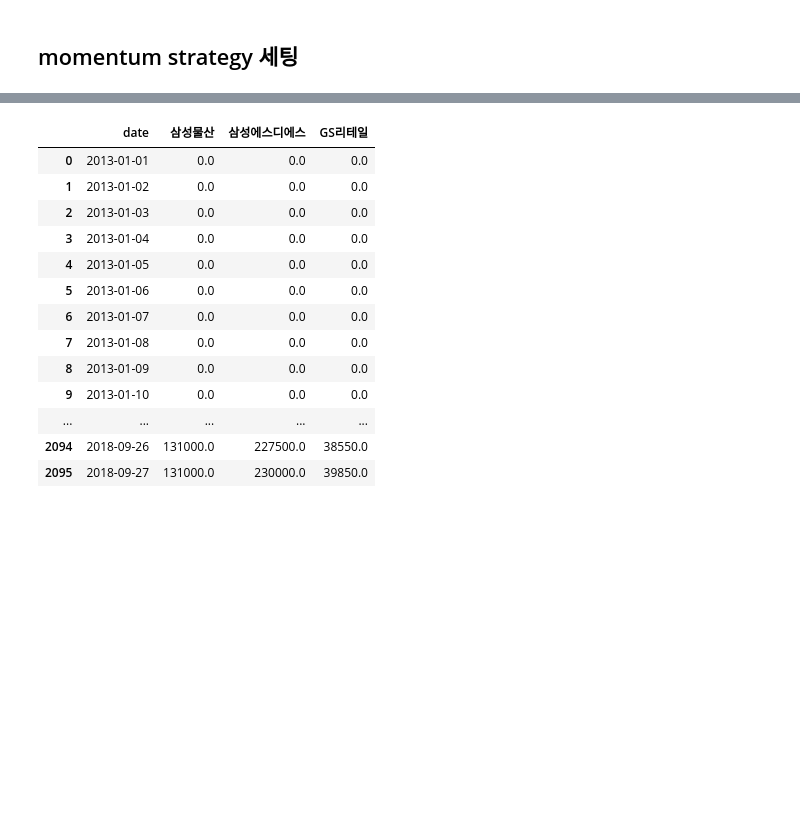
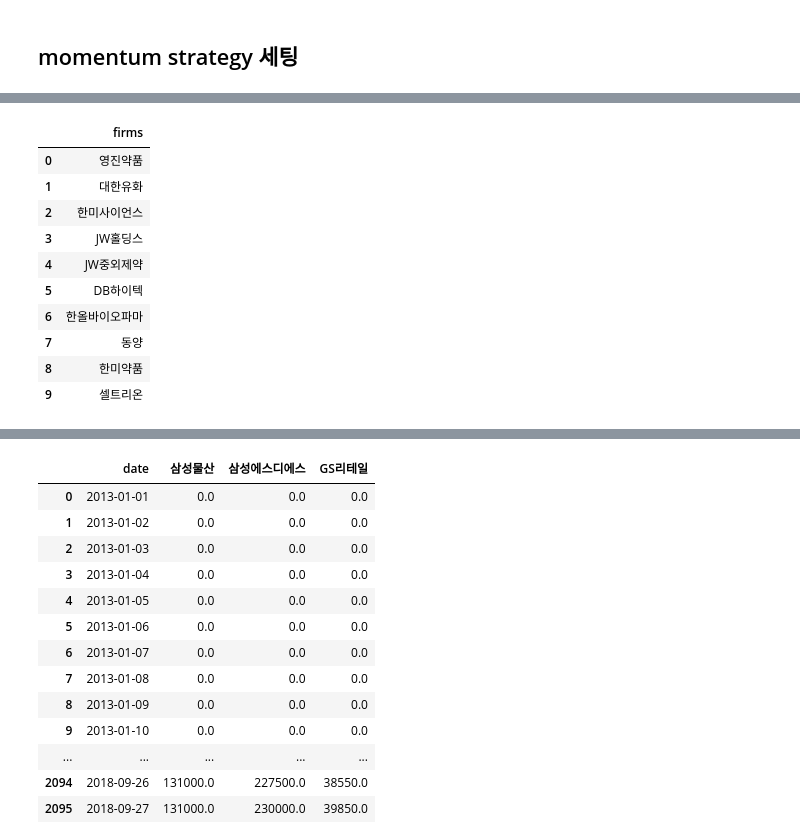
Before and after one commit to jaepil-choi/2018-2_FI_hw1, a Jupyter notebook: strategy1.ipynb, the cells around one changed output, grey strips where cells are left out. Cells and saved outputs as stored; diff of their text form; code cells hidden in the pictures; blank space fills up the shorter version.

```diff
--- a/strategy1.ipynb
+++ b/strategy1.ipynb
@@ -253,0 +239,14 @@ Name: 736, Length: 203, dtype: object
+# %%
+s1.top10
+# %% [output]
+|  | firms |
+| 0 | 영진약품 |
+| 1 | 대한유화 |
+| 2 | 한미사이언스 |
+| 3 | JW홀딩스 |
+| 4 | JW중외제약 |
+| 5 | DB하이텍 |
+| 6 | 한올바이오파마 |
+| 7 | 동양 |
+| 8 | 한미약품 |
+| 9 | 셀트리온 |
```
Also changed, not shown: parts of 17 cells of this notebook.
